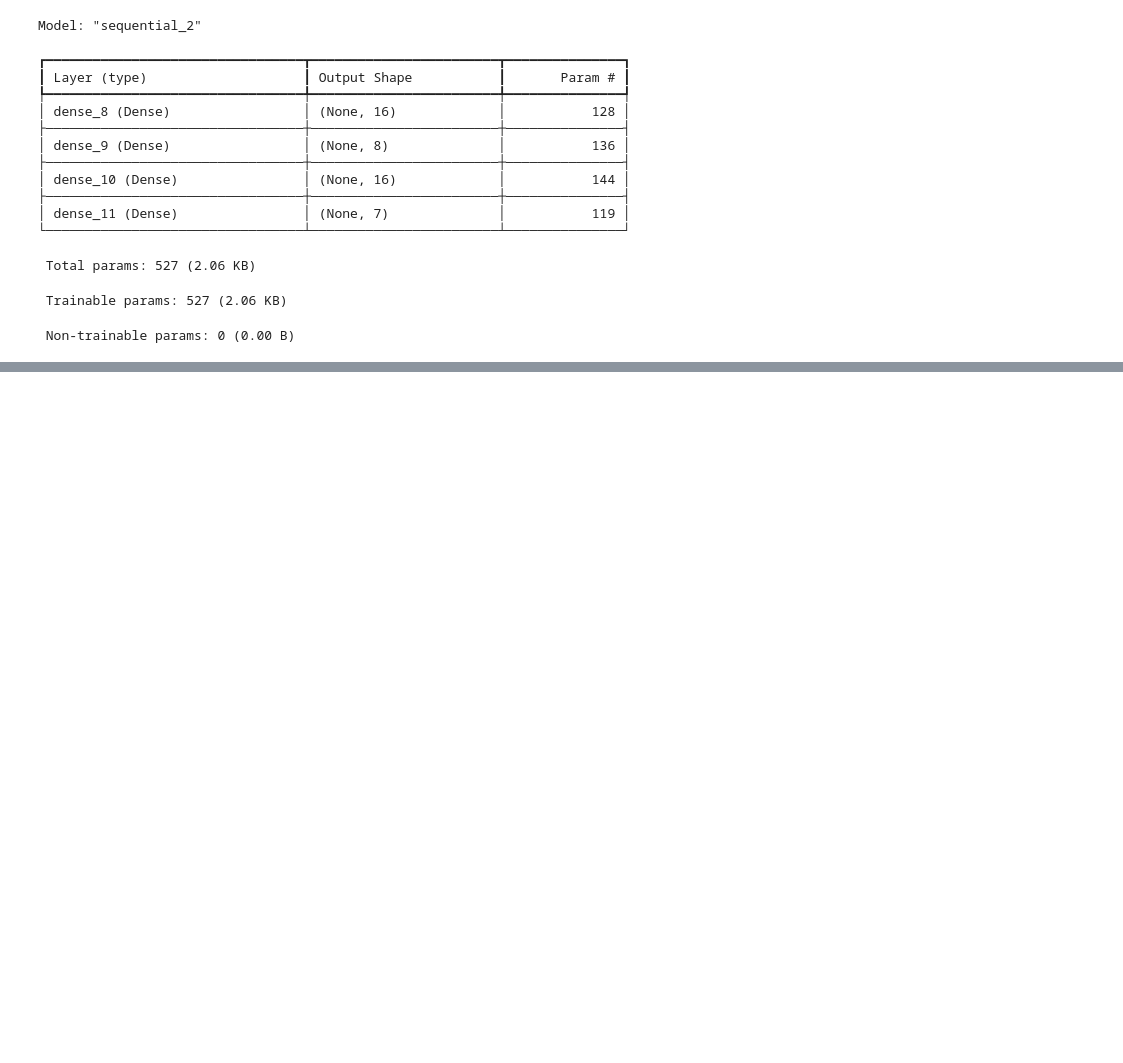
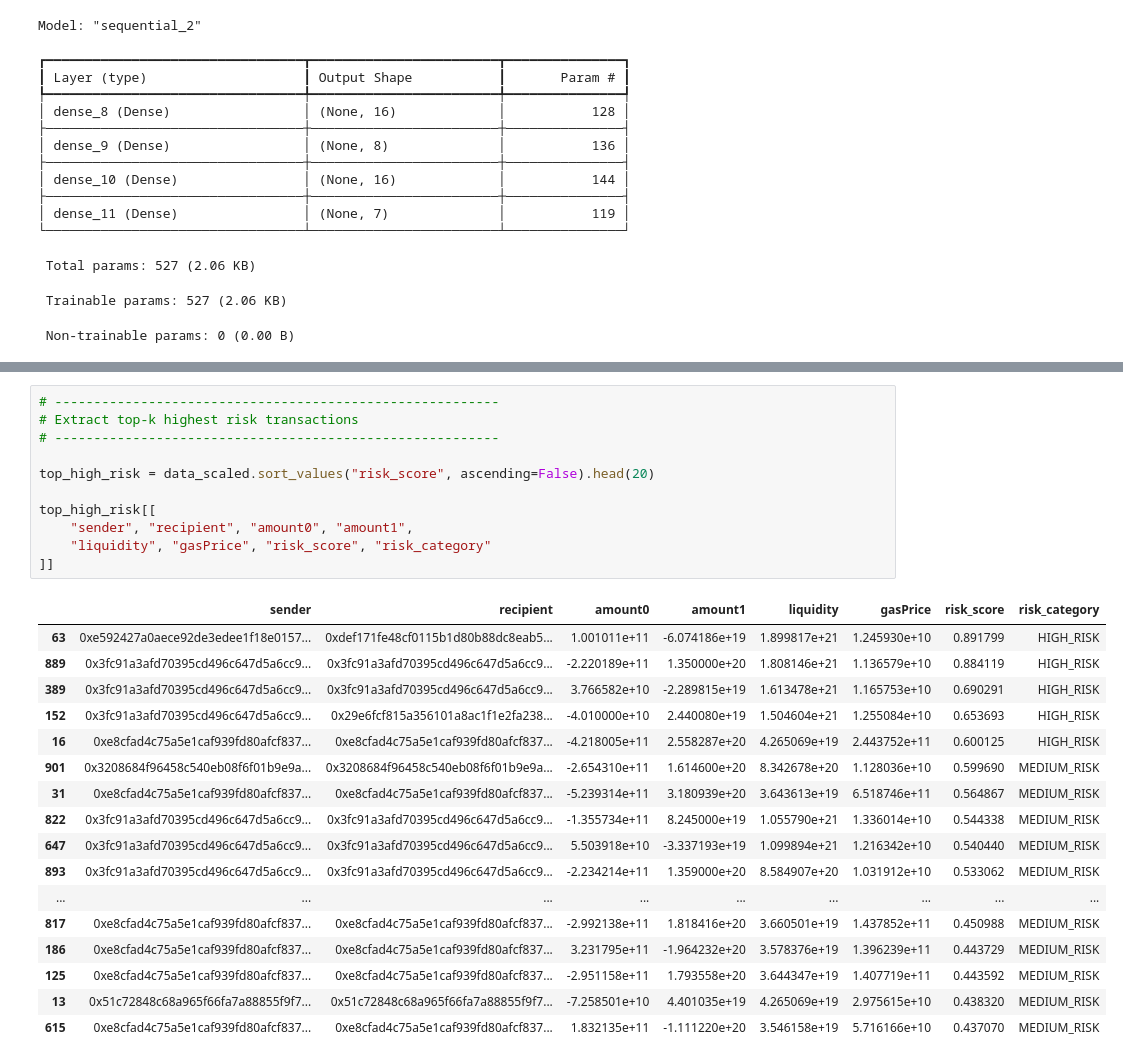
Before and after one commit to minaozdogan/Blockchain-Smart-Contract-Transaction-Anomaly-Detection-Project, a Jupyter notebook: notebooks/data_collection.ipynb, the cells around one changed output, grey strips where cells are left out. Saved outputs shown, nothing was run; the diff lists cells and outputs as text; blank space fills up the shorter version.

```diff
--- a/notebooks/data_collection.ipynb
+++ b/notebooks/data_collection.ipynb
@@ -933,0 +1047,29 @@ plt.show()
+# %%
+# ---------------------------------------------------------
+# Extract top-k highest risk transactions
+# ---------------------------------------------------------
+
+top_high_risk = data_scaled.sort_values("risk_score", ascending=False).head(20)
+
+top_high_risk[[
+    "sender", "recipient", "amount0", "amount1",
+    "liquidity", "gasPrice", "risk_score", "risk_category"
+]]
+# %% [output]
+|  | sender | recipient | amount0 | amount1 | liquidity | gasPrice | risk_score | risk_category |
+| 63 | 0xe592427a0aece92de3edee1f18e0157... | 0xdef171fe48cf0115b1d80b88dc8eab5... | 1.001011e+11 | -6.074186e+19 | 1.899817e+21 | 1.245930e+10 | 0.891799 | HIGH_RISK |
+| 889 | 0x3fc91a3afd70395cd496c647d5a6cc9... | 0x3fc91a3afd70395cd496c647d5a6cc9... | -2.220189e+11 | 1.350000e+20 | 1.808146e+21 | 1.136579e+10 | 0.884119 | HIGH_RISK |
+| 389 | 0x3fc91a3afd70395cd496c647d5a6cc9... | 0x3fc91a3afd70395cd496c647d5a6cc9... | 3.766582e+10 | -2.289815e+19 | 1.613478e+21 | 1.165753e+10 | 0.690291 | HIGH_RISK |
+| 152 | 0x3fc91a3afd70395cd496c647d5a6cc9... | 0x29e6fcf815a356101a8ac1f1e2fa238... | -4.010000e+10 | 2.440080e+19 | 1.504604e+21 | 1.255084e+10 | 0.653693 | HIGH_RISK |
+| 16 | 0xe8cfad4c75a5e1caf939fd80afcf837... | 0xe8cfad4c75a5e1caf939fd80afcf837... | -4.218005e+11 | 2.558287e+20 | 4.265069e+19 | 2.443752e+11 | 0.600125 | HIGH_RISK |
+| 901 | 0x3208684f96458c540eb08f6f01b9e9a... | 0x3208684f96458c540eb08f6f01b9e9a... | -2.654310e+11 | 1.614600e+20 | 8.342678e+20 | 1.128036e+10 | 0.599690 | MEDIUM_RISK |
+| 31 | 0xe8cfad4c75a5e1caf939fd80afcf837... | 0xe8cfad4c75a5e1caf939fd80afcf837... | -5.239314e+11 | 3.180939e+20 | 3.643613e+19 | 6.518746e+11 | 0.564867 | MEDIUM_RISK |
+| 822 | 0x3fc91a3afd70395cd496c647d5a6cc9... | 0x3fc91a3afd70395cd496c647d5a6cc9... | -1.355734e+11 | 8.245000e+19 | 1.055790e+21 | 1.336014e+10 | 0.544338 | MEDIUM_RISK |
+| 647 | 0x3fc91a3afd70395cd496c647d5a6cc9... | 0x3fc91a3afd70395cd496c647d5a6cc9... | 5.503918e+10 | -3.337193e+19 | 1.099894e+21 | 1.216342e+10 | 0.540440 | MEDIUM_RISK |
+| 893 | 0x3fc91a3afd70395cd496c647d5a6cc9... | 0x3fc91a3afd70395cd496c647d5a6cc9... | -2.234214e+11 | 1.359000e+20 | 8.584907e+20 | 1.031912e+10 | 0.533062 | MEDIUM_RISK |
+| ... | ... | ... | ... | ... | ... | ... | ... | ... |
+| 817 | 0xe8cfad4c75a5e1caf939fd80afcf837... | 0xe8cfad4c75a5e1caf939fd80afcf837... | -2.992138e+11 | 1.818416e+20 | 3.660501e+19 | 1.437852e+11 | 0.450988 | MEDIUM_RISK |
+| 186 | 0xe8cfad4c75a5e1caf939fd80afcf837... | 0xe8cfad4c75a5e1caf939fd80afcf837... | 3.231795e+11 | -1.964232e+20 | 3.578376e+19 | 1.396239e+11 | 0.443729 | MEDIUM_RISK |
+| 125 | 0xe8cfad4c75a5e1caf939fd80afcf837... | 0xe8cfad4c75a5e1caf939fd80afcf837... | -2.951158e+11 | 1.793558e+20 | 3.644347e+19 | 1.407719e+11 | 0.443592 | MEDIUM_RISK |
+| 13 | 0x51c72848c68a965f66fa7a88855f9f7... | 0x51c72848c68a965f66fa7a88855f9f7... | -7.258501e+10 | 4.401035e+19 | 4.265069e+19 | 2.975615e+10 | 0.438320 | MEDIUM_RISK |
+| 615 | 0xe8cfad4c75a5e1caf939fd80afcf837... | 0xe8cfad4c75a5e1caf939fd80afcf837... | 1.832135e+11 | -1.111220e+20 | 3.546158e+19 | 5.716166e+10 | 0.437070 | MEDIUM_RISK |
```
Also changed, not shown: parts of 20 cells of this notebook.
